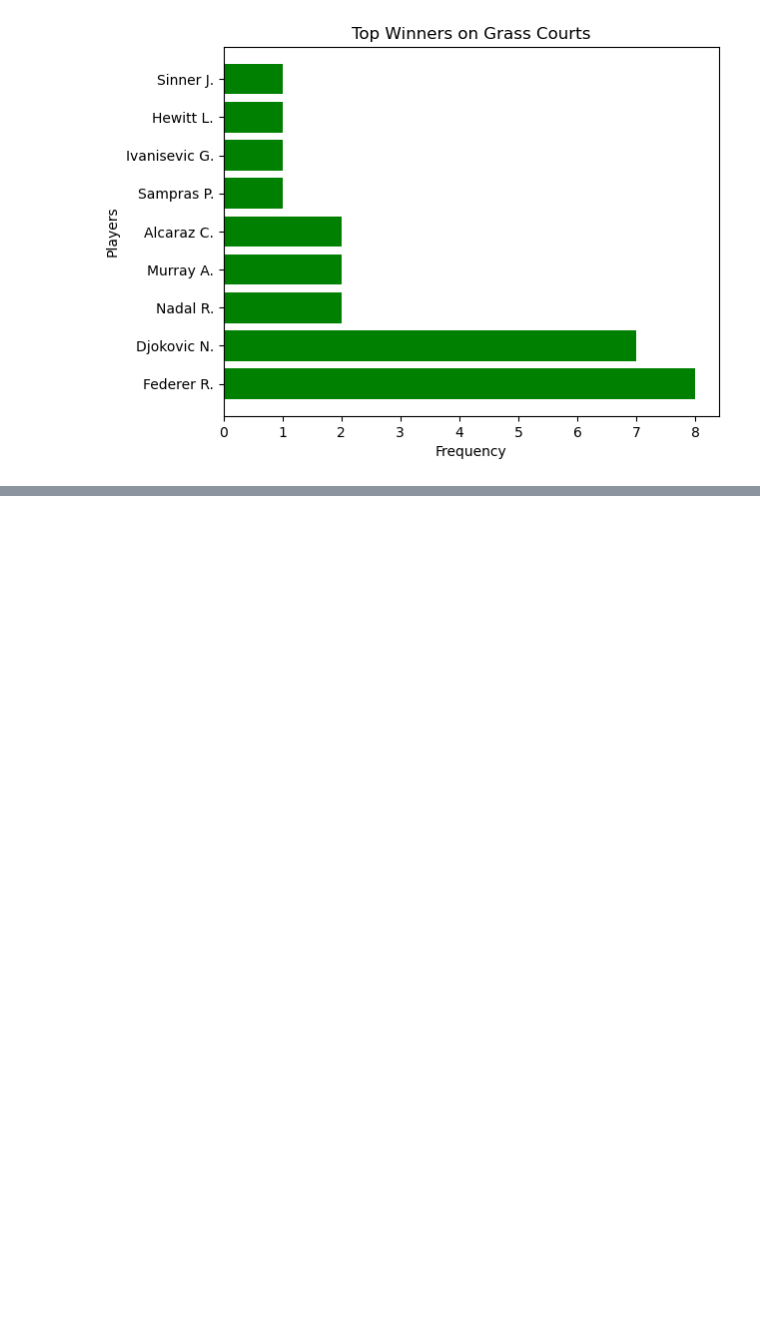
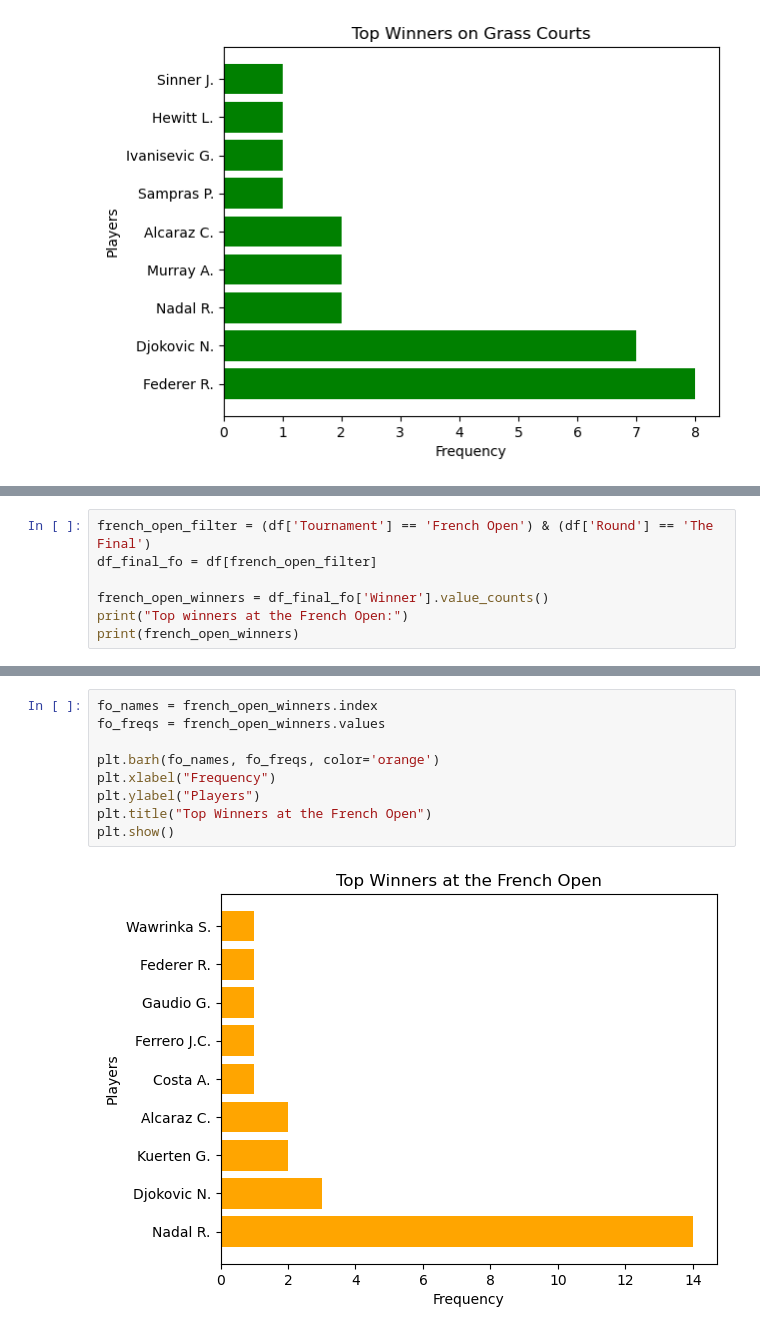
Before and after one commit to joaoestella/Tennis-Analysis, a Jupyter notebook: notebooks/01_exploration.ipynb, the cells around one changed output, grey strips where cells are left out. Cells and saved outputs as stored; diff of their text form; blank space fills up the shorter version.

```diff
--- a/notebooks/01_exploration.ipynb
+++ b/notebooks/01_exploration.ipynb
@@ -161,0 +198,7 @@ plt.show()
+# %%
+french_open_filter = (df['Tournament'] == 'French Open') & (df['Round'] == 'The Final')
+df_final_fo = df[french_open_filter]
+
+french_open_winners = df_final_fo['Winner'].value_counts()
+print("Top winners at the French Open:")
+print(french_open_winners)
@@ -161,0 +218,11 @@ plt.show()
+# %%
+fo_names = french_open_winners.index
+fo_freqs = french_open_winners.values
+
+plt.barh(fo_names, fo_freqs, color='orange')
+plt.xlabel("Frequency")
+plt.ylabel("Players")
+plt.title("Top Winners at the French Open")
+plt.show()
+# %% [output]
+[figure, added]
```
Also changed, not shown: parts of 15 cells of this notebook.
